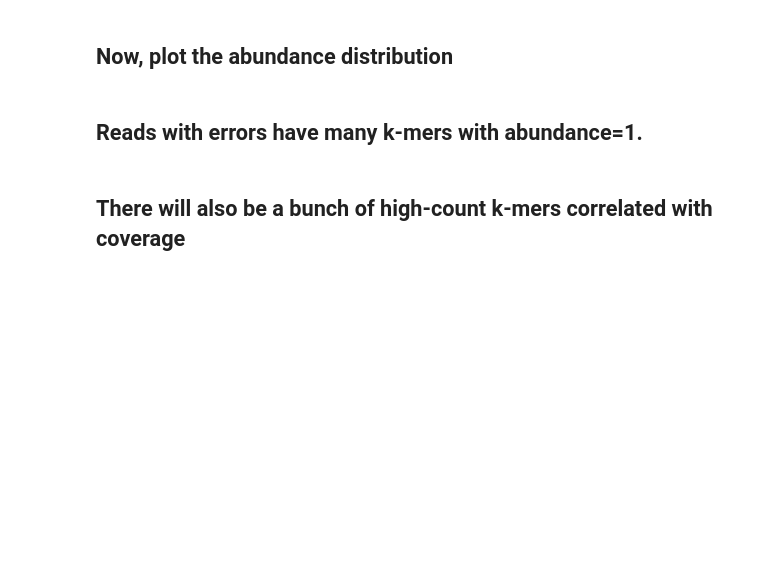
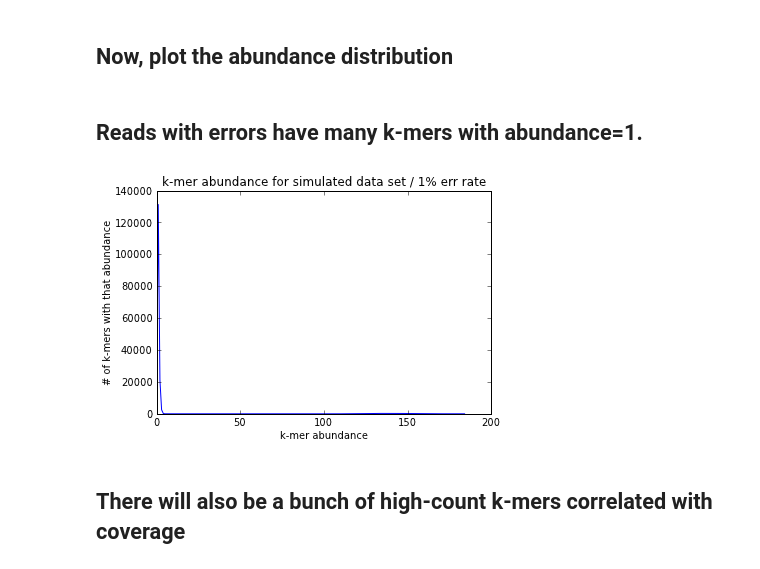
Before and after one commit to PhilWa/ngs-notebooks, a Jupyter notebook: ngs-44-kmer-distributions.ipynb, the cells around one changed output. Drawn from its saved outputs; the diff is of its cells as text; code cells hidden in the pictures; blank space fills up the shorter version.

```diff
--- a/ngs-44-kmer-distributions.ipynb
+++ b/ngs-44-kmer-distributions.ipynb
@@ -35,6 +69,6 @@ fp = open('genome.fa', 'w')fp.write('>genome\n')fp.write(x)fp.close()
 # %% [markdown]
 ## Now, plot the abundance distribution
 # %%
-x = []y = []for line in open('reads.dist'):    count, num, total, frac = line.split()    x.append(int(count))    y.append(int(num))
+x = []y = []for line in open('reads.dist'):    count, num, total, frac = line.split()    x.append(int(count))    y.append(int(num))    x26 = []y26 = []for line in open('reads26.dist'):    count, num, total, frac = line.split()    x26.append(int(count))    y26.append(int(num))    x32 = []y32 = []for line in open('reads32.dist'):    count, num, total, frac = line.split()    x32.append(int(count))    y32.append(int(num))
 # %% [markdown]
 ## Reads with errors have many k-mers with abundance=1.
@@ -43,2 +75,6 @@ plot(x, y)
+# %%
+xlabel('k-mer abundance')ylabel('# of k-mers with that abundance')title('k-mer abundance for simulated data set / 1% err rate')plot(x, y)savefig('/root/Dropbox/err-kmer-abund.pdf')
+# %% [output]
+[figure, added]
 # %% [markdown]
 ## There will also be a bunch of high-count k-mers correlated with coverage
```
Also changed, not shown: parts of 48 cells of this notebook, 2 other files.
